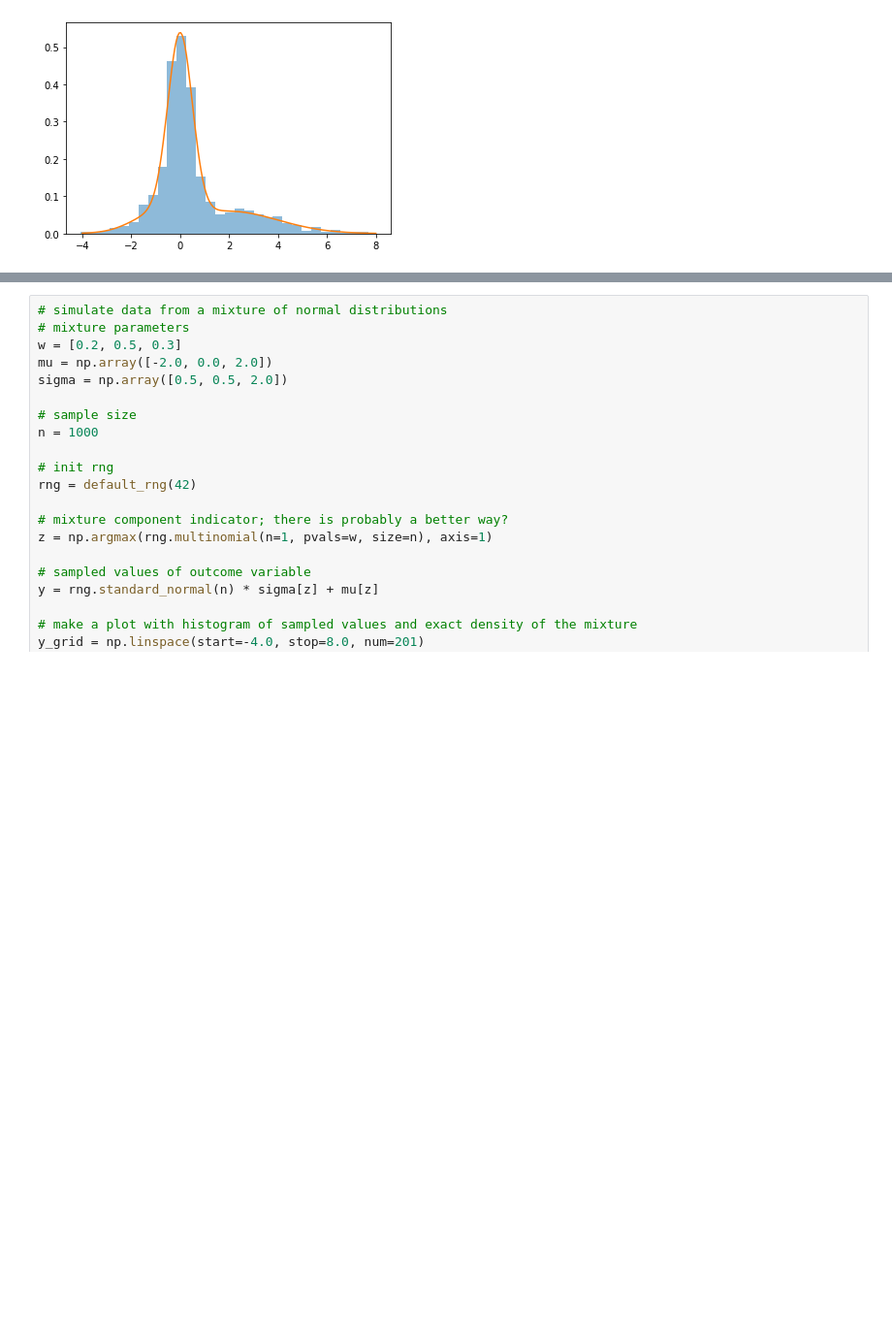
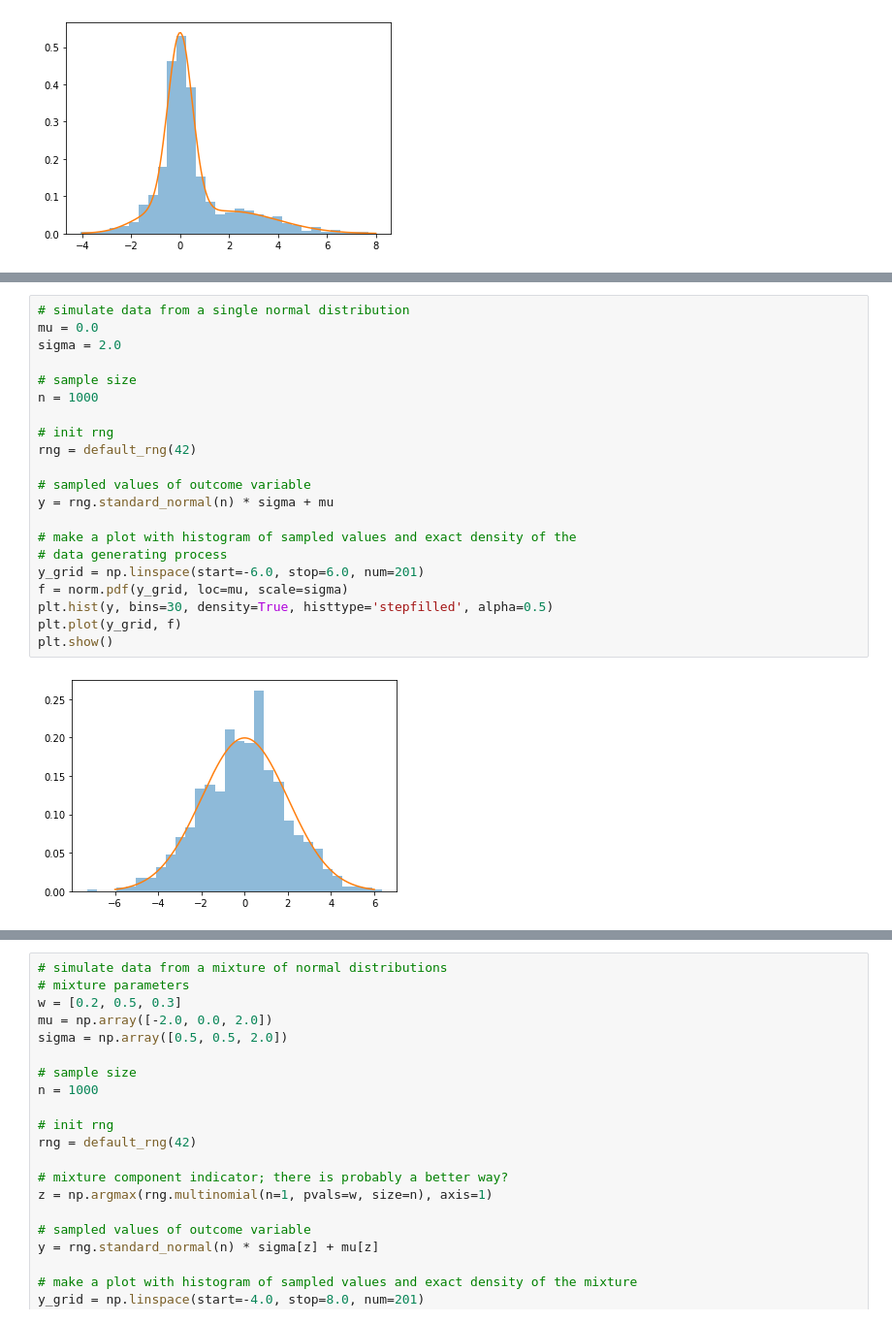
Before and after one commit to reichlab/rclp, a Jupyter notebook: demo.ipynb, the cells around one changed output, grey strips where cells are left out. Shown at 97% size. Drawn from its saved outputs; the diff is of its cells as text; blank space fills up the shorter version.

Commit message:
add example of recalibrating a single distribution

```diff
--- a/demo.ipynb
+++ b/demo.ipynb
@@ -117,0 +122,23 @@ plt.plot(lp.loss_trace)
+# %%
+# simulate data from a single normal distribution
+mu = 0.0
+sigma = 2.0
+
+# sample size
+n = 1000
+
+# init rng
+rng = default_rng(42)
+
+# sampled values of outcome variable
+y = rng.standard_normal(n) * sigma + mu
+
+# make a plot with histogram of sampled values and exact density of the
+# data generating process
+y_grid = np.linspace(start=-6.0, stop=6.0, num=201)
+f = norm.pdf(y_grid, loc=mu, scale=sigma)
+plt.hist(y, bins=30, density=True, histtype='stepfilled', alpha=0.5)
+plt.plot(y_grid, f)
+plt.show()
+# %% [output]
+[figure, added]
```
Also changed, not shown: parts of 15 cells of this notebook.
